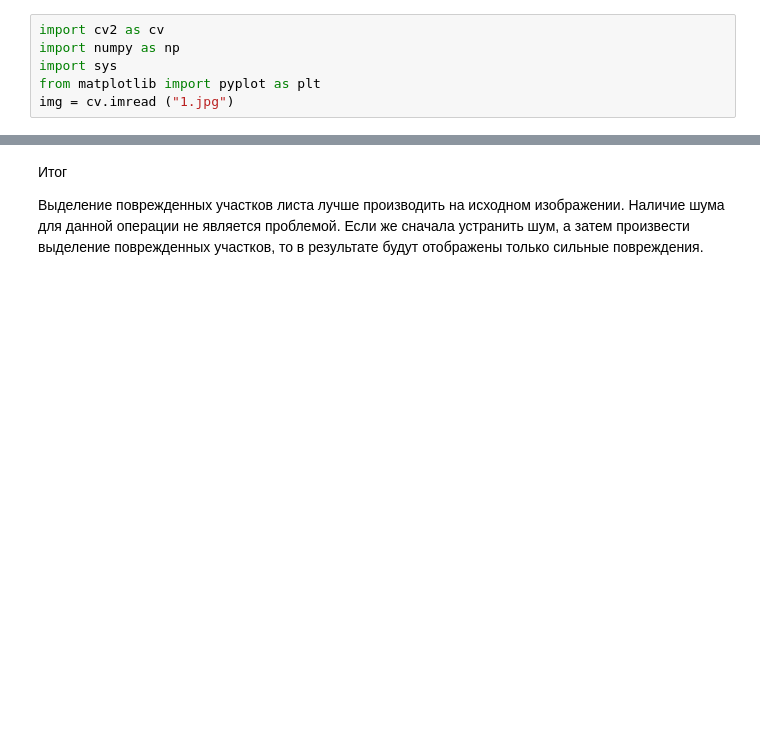
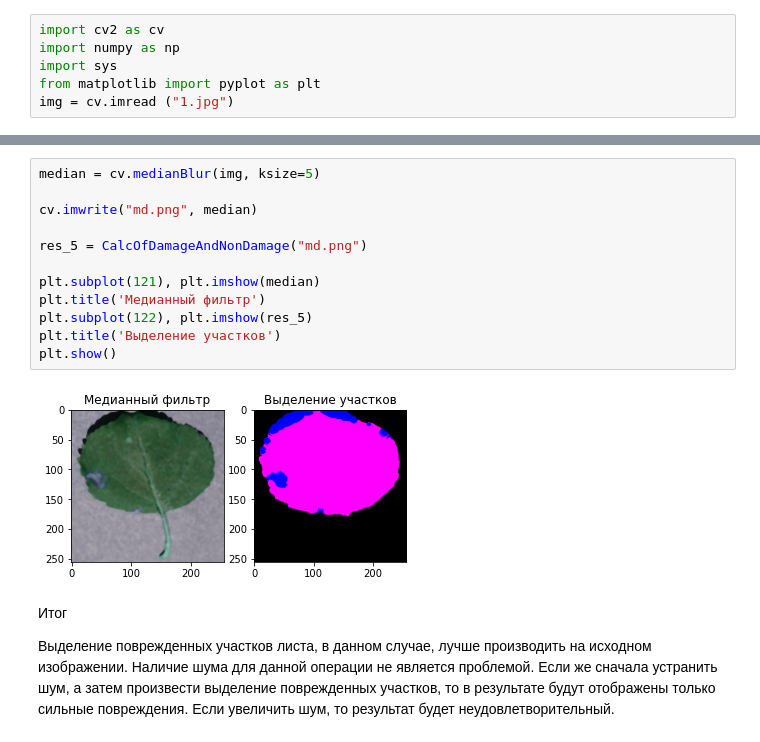
Before and after one commit to PavelKitaev/lab1, a Jupyter notebook: lab1.ipynb, the cells around one changed output, grey strips where cells are left out. Drawn from its saved outputs; the diff is of its cells as text; blank space fills up the shorter version.

```diff
--- a/lab1.ipynb
+++ b/lab1.ipynb
@@ -72,4 +87,18 @@ True
+# %%
+median = cv.medianBlur(img, ksize=5)
+
+cv.imwrite("md.png", median)
+
+res_5 = CalcOfDamageAndNonDamage("md.png")
+
+plt.subplot(121), plt.imshow(median)
+plt.title('Медианный фильтр')
+plt.subplot(122), plt.imshow(res_5)
+plt.title('Выделение участков')
+plt.show()
+# %% [output]
+[figure, added]
 # %% [markdown]
 Итог
 
-Выделение поврежденных участков листа лучше производить на исходном изображении. Наличие шума для данной операции не является проблемой. Если же сначала устранить шум, а затем произвести выделение поврежденных участков, то в результате будут отображены только сильные повреждения.
+Выделение поврежденных участков листа, в данном случае, лучше производить на исходном изображении. Наличие шума для данной операции не является проблемой. Если же сначала устранить шум, а затем произвести выделение поврежденных участков, то в результате будут отображены только сильные повреждения. Если увеличить шум, то результат будет неудовлетворительный.
```
Also changed, not shown: parts of 12 cells of this notebook.
